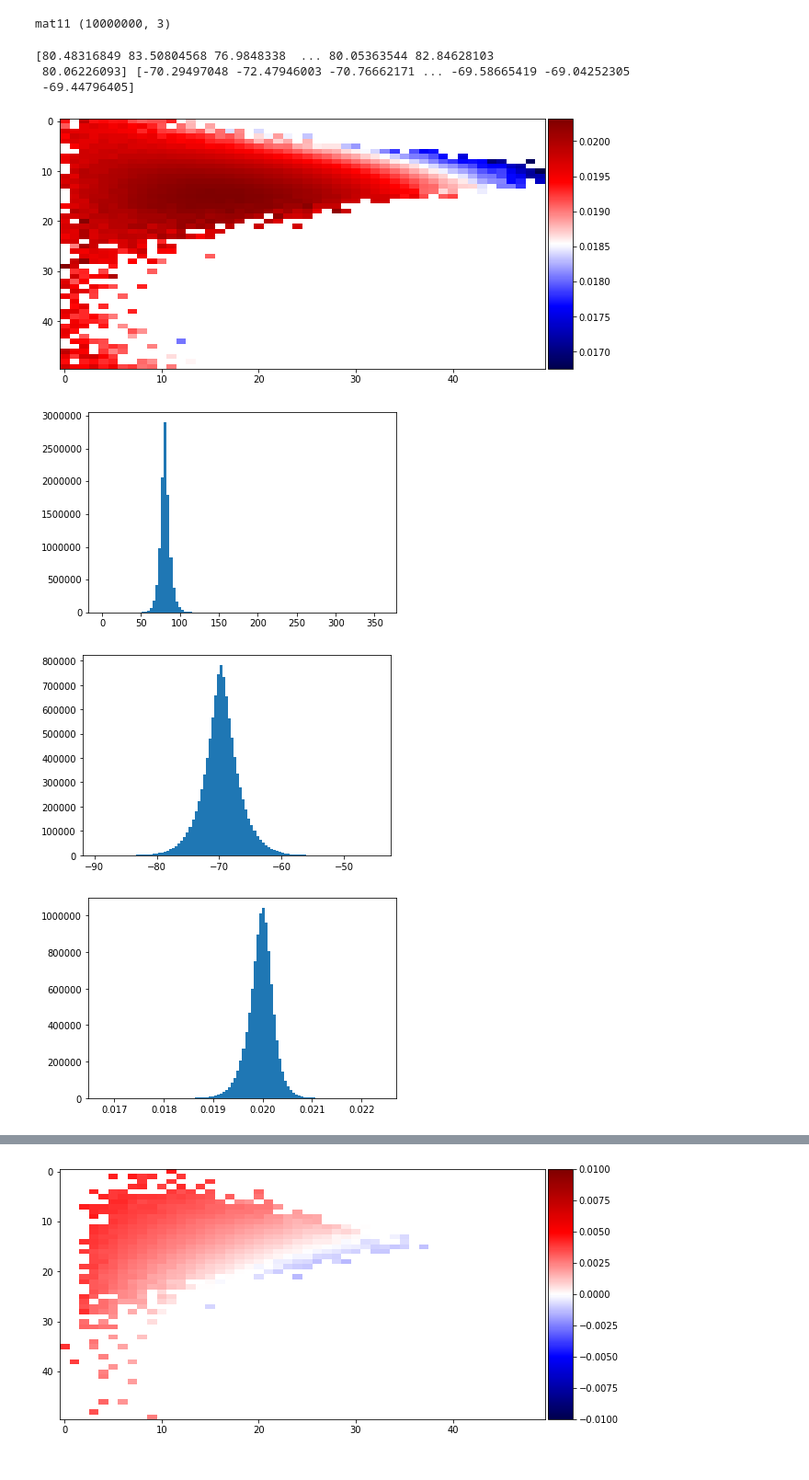
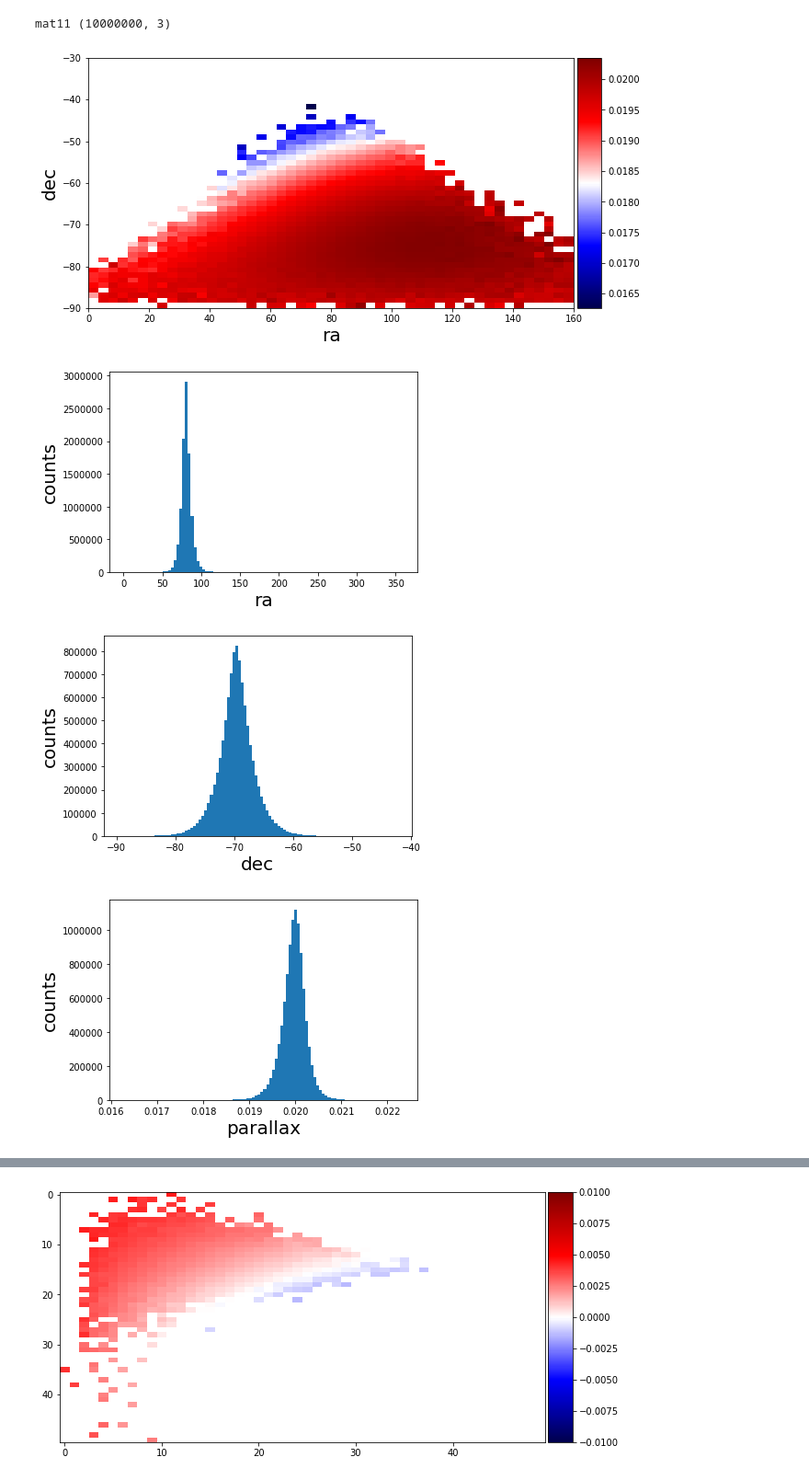
Before and after one commit to RogerMor/LMCpaper, a Jupyter notebook: LMC-disk-simul-TensorFlowvsNumpyBad.ipynb, the cells around one changed output, grey strips where cells are left out. Shown: that part at 92% size. Drawn from its saved outputs; the diff is of its cells as text; code cells hidden in the pictures.

Commit message:
Plotting Update

```diff
--- a/LMC-disk-simul-TensorFlowvsNumpyBad.ipynb
+++ b/LMC-disk-simul-TensorFlowvsNumpyBad.ipynb
@@ -627,36 +648,51 @@ simu1=np.array(cyl_plxn)
 # %%
 ra=simu1[:,0]
 dec=simu1[:,1]
 parallax=simu1[:,2]
-print(ra,dec)
-
-ret=stats.binned_statistic_2d(ra, dec, parallax, statistic='mean', bins=50, range=None, expand_binnumbers=False)
+bins1=np.arange(0,160,160/50)
+bins2=np.arange(-90,-30,60/50)
+ret=stats.binned_statistic_2d(ra, dec, parallax, statistic='mean', bins=[bins1,bins2], range=None, expand_binnumbers=False)
 
 mean1=ret.statistic
 
 xedges=ret.x_edge
 
 yedges=ret.y_edge
 
 plt.figure(figsize=(10,5))
-im=plt.imshow(mean1, aspect='auto',interpolation="nearest", origin="upper",cmap='seismic')
+im=plt.imshow(mean1.T, aspect='auto',interpolation="nearest", origin="upper",cmap='seismic',extent=[0, 160, -30, -90])
 ax = plt.gca()
+ax.invert_yaxis()
+plt.xlabel("ra",fontsize=20)
+plt.ylabel("dec",fontsize=20)
 divider = make_axes_locatable(ax)
 cax = divider.append_axes("right", size="5%", pad=0.05)
 plt.colorbar(im, cax=cax)
 plt.show()
 
 plt.hist(ra,bins=100)
+plt.xlabel("ra",fontsize=20)
+plt.ylabel("counts",fontsize=20)
 plt.show()
 plt.hist(dec,bins=100)
+plt.xlabel("dec",fontsize=20)
+plt.ylabel("counts",fontsize=20)
 plt.show()
 plt.hist(parallax,bins=100)
+plt.xlabel("parallax",fontsize=20)
+plt.ylabel("counts",fontsize=20)
 plt.show()
+
+
+plt.figure(figsize=(10,5))
+
+plt.hist2d(ra,dec,bins=[bins1,bins2],cmap='jet',norm=LogNorm())
+plt.xlim(0,160)
+plt.xlabel("ra",fontsize=20)
+plt.ylabel("dec",fontsize=20)
+plt.show()
 # %% [output]
-[80.48316849 83.50804568 76.9848338  ... 80.05363544 82.84628103
- 80.06226093] [-70.29497048 -72.47946003 -70.76662171 ... -69.58665419 -69.04252305
- -69.44796405]
-[figure, old version]
+[figure, new version]
-[figure, old version]
+[figure, new version]
-[figure, old version]
+[figure, new version]
-[figure, old version]
+[figure, new version]
```
Also changed, not shown: parts of 2 cells of this notebook.
